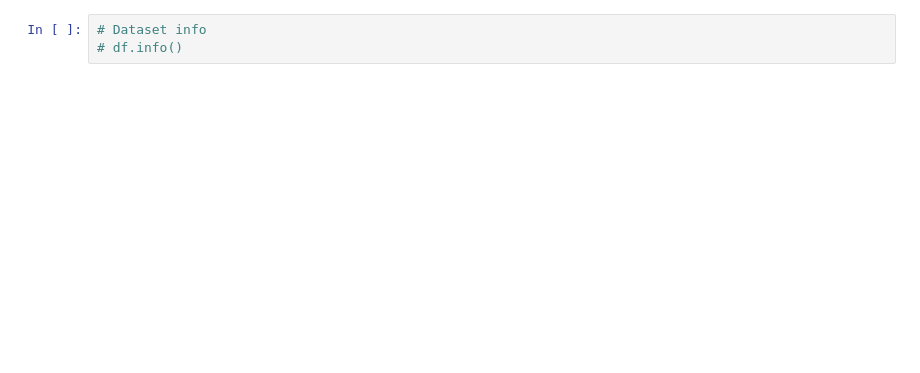
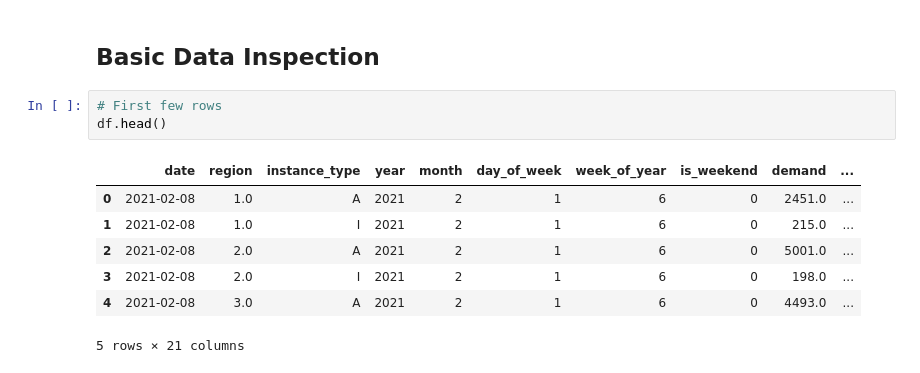
Before and after one commit to hpena212/snowflake-shaved-ice, a Jupyter notebook: notebooks/01_data_exploration.ipynb, the cells around one changed output. Cells and saved outputs as stored; diff of their text form; blank space fills up the shorter version.

```diff
--- a/notebooks/01_data_exploration.ipynb
+++ b/notebooks/01_data_exploration.ipynb
@@ -52,4 +50,14 @@ print("⏳ Dataset not yet downloaded. See README.md for download instructions."
+# %% [markdown]
+## Basic Data Inspection
 # %%
-# Dataset info
-# df.info()
+# First few rows
+df.head()
+# %% [output]
+|  | date | region | instance_type | year | month | day_of_week | week_of_year | is_weekend | demand | ... |
+| 0 | 2021-02-08 | 1.0 | A | 2021 | 2 | 1 | 6 | 0 | 2451.0 | ... |
+| 1 | 2021-02-08 | 1.0 | I | 2021 | 2 | 1 | 6 | 0 | 215.0 | ... |
+| 2 | 2021-02-08 | 2.0 | A | 2021 | 2 | 1 | 6 | 0 | 5001.0 | ... |
+| 3 | 2021-02-08 | 2.0 | I | 2021 | 2 | 1 | 6 | 0 | 198.0 | ... |
+| 4 | 2021-02-08 | 3.0 | A | 2021 | 2 | 1 | 6 | 0 | 4493.0 | ... |
+5 rows × 21 columns
 # %%
```
Also changed, not shown: parts of 27 cells of this notebook, 12 other files.
